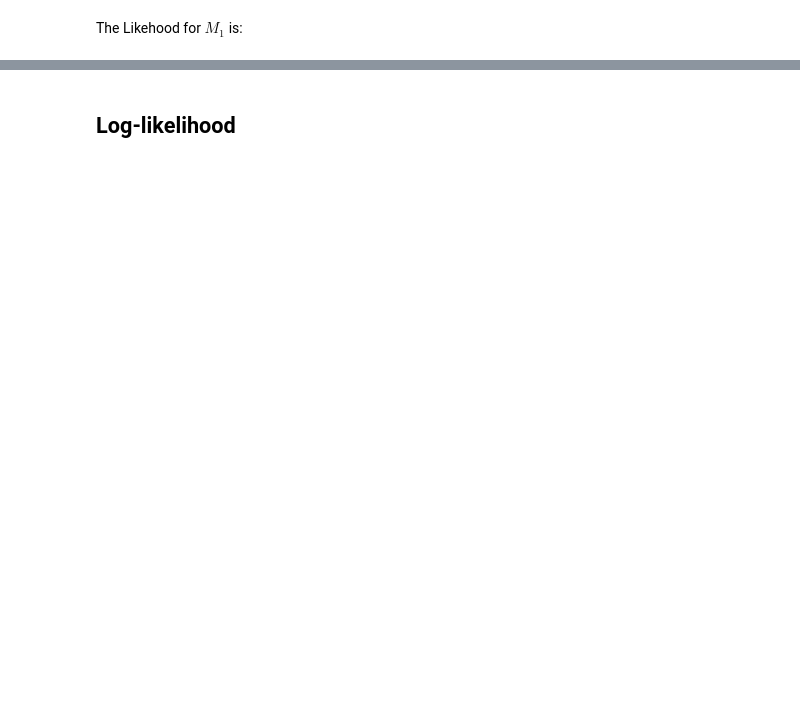
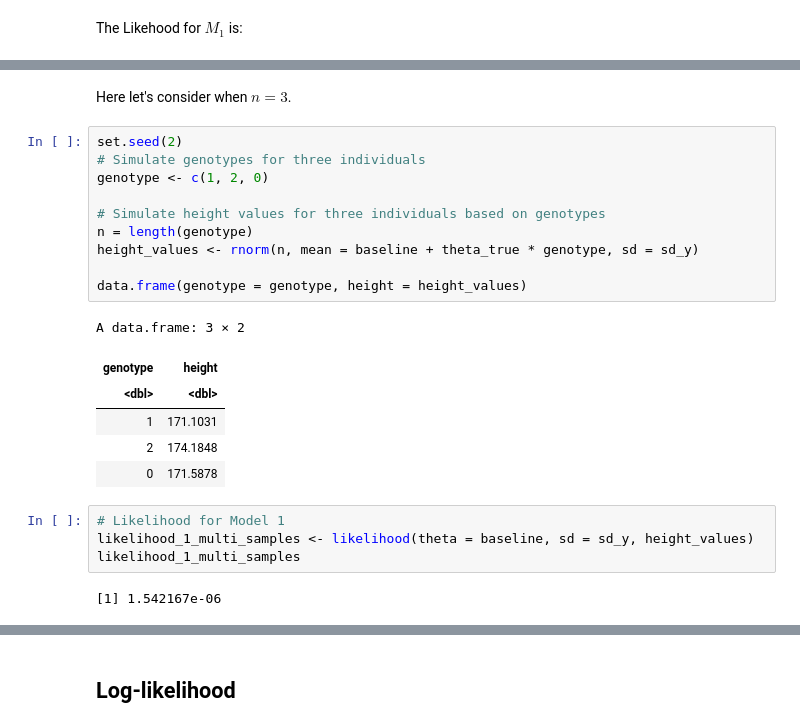
Before and after one commit to StatFunGen/statgen-prerequisites, a Jupyter notebook: 6_1_likelihood.ipynb, the cells around one changed output, grey strips where cells are left out. Saved outputs shown, nothing was run; the diff lists cells and outputs as text; blank space fills up the shorter version.

```diff
--- a/6_1_likelihood.ipynb
+++ b/6_1_likelihood.ipynb
@@ -174,0 +190,25 @@ Likelihood of Model 2 (causal effect) for multiple samples: 2.388424e-05
+# %% [markdown]
+Here let's consider when $n=3$.
+# %%
+set.seed(2)
+# Simulate genotypes for three individuals
+genotype <- c(1, 2, 0)
+
+# Simulate height values for three individuals based on genotypes
+n = length(genotype)
+height_values <- rnorm(n, mean = baseline + theta_true * genotype, sd = sd_y)
+
+data.frame(genotype = genotype, height = height_values)
+# %% [output]
+A data.frame: 3 × 2
+| genotype | height |
+| <dbl> | <dbl> |
+| 1 | 171.1031 |
+| 2 | 174.1848 |
+| 0 | 171.5878 |
+# %%
+# Likelihood for Model 1
+likelihood_1_multi_samples <- likelihood(theta = baseline, sd = sd_y, height_values)
+likelihood_1_multi_samples
+# %% [output]
+[1] 1.542167e-06
```
Also changed, not shown: parts of 46 cells of this notebook, 8 other files.
